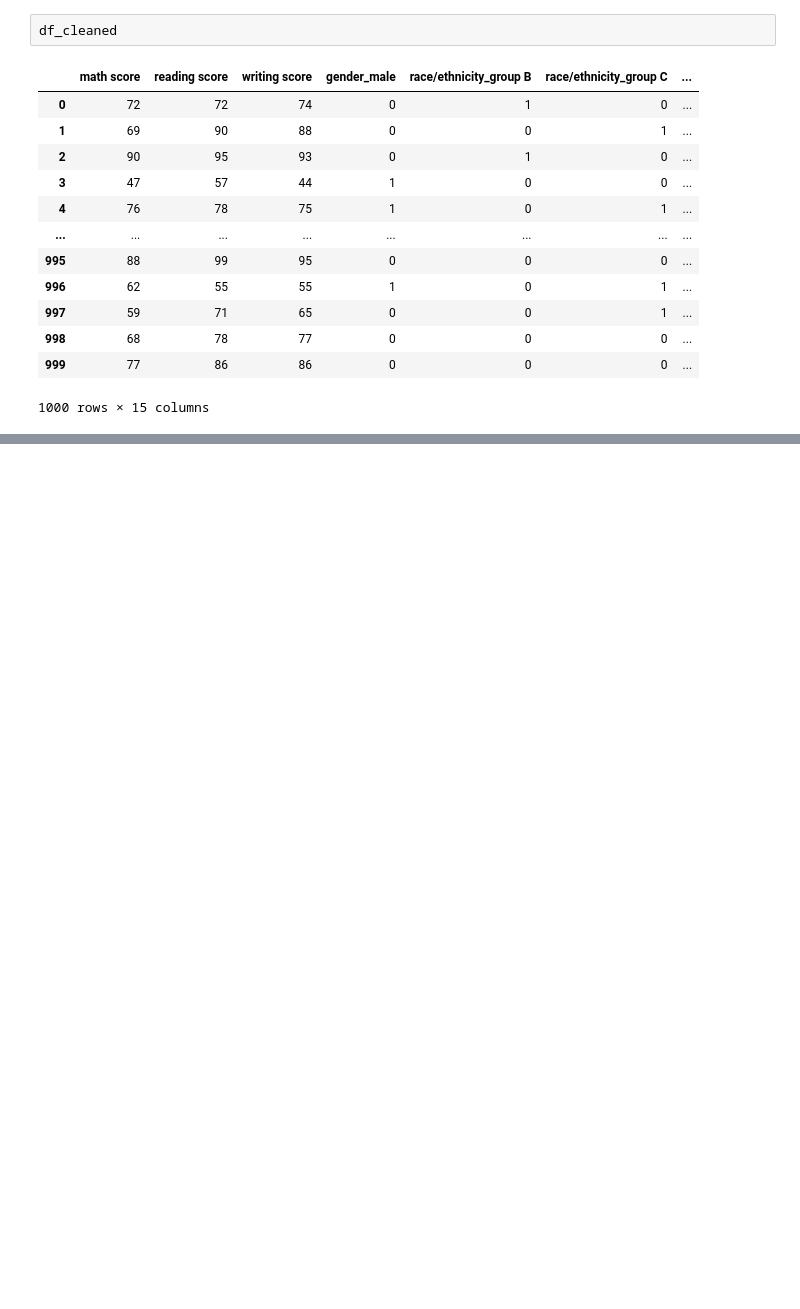
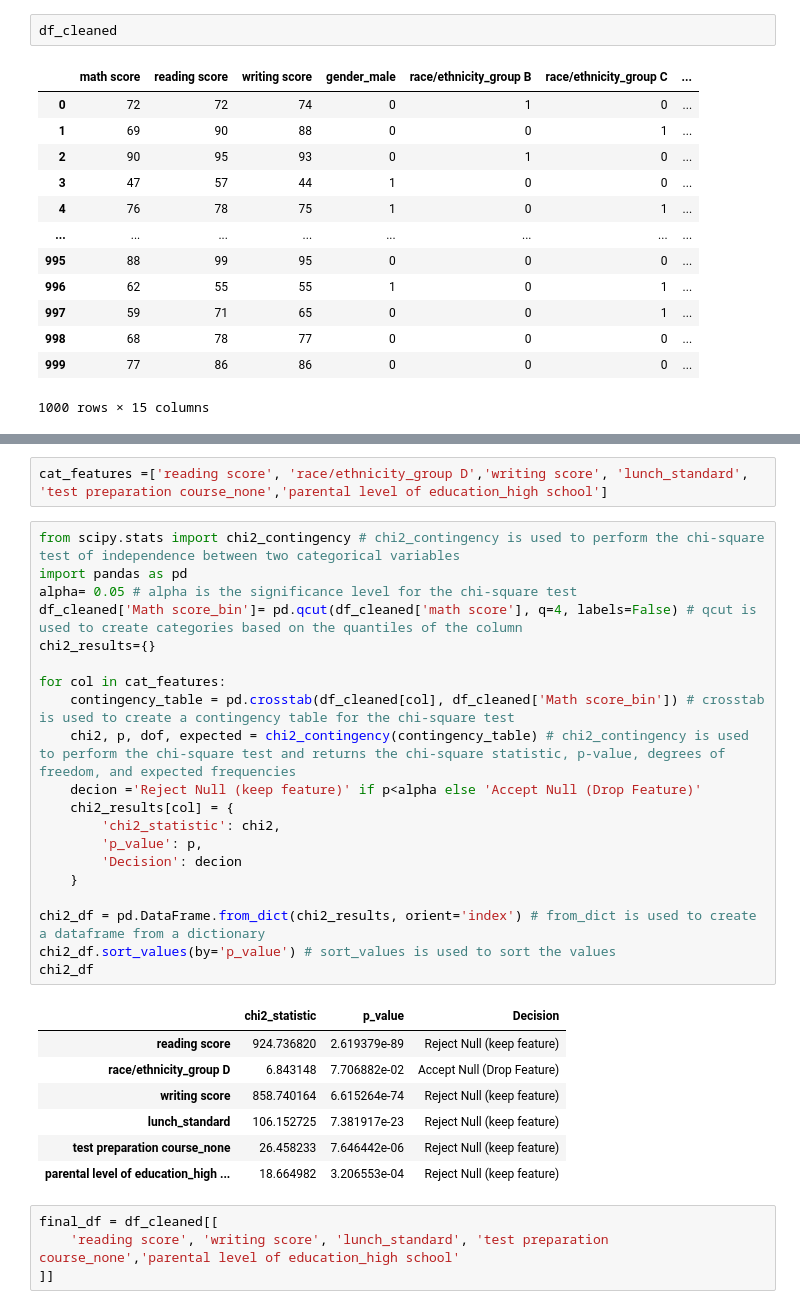
Before and after one commit to Nileshkrishesh/Something, a Jupyter notebook: practice.ipynb, the cells around one changed output, grey strips where cells are left out. Cells and saved outputs as stored; diff of their text form; blank space fills up the shorter version.

```diff
--- a/practice.ipynb
+++ b/practice.ipynb
@@ -212,0 +283,34 @@ df_cleaned
+# %%
+cat_features =['reading score', 'race/ethnicity_group D','writing score', 'lunch_standard', 'test preparation course_none','parental level of education_high school']
+# %%
+from scipy.stats import chi2_contingency # chi2_contingency is used to perform the chi-square test of independence between two categorical variables
+import pandas as pd
+alpha= 0.05 # alpha is the significance level for the chi-square test
+df_cleaned['Math score_bin']= pd.qcut(df_cleaned['math score'], q=4, labels=False) # qcut is used to create categories based on the quantiles of the column
+chi2_results={}
+
+for col in cat_features:
+    contingency_table = pd.crosstab(df_cleaned[col], df_cleaned['Math score_bin']) # crosstab is used to create a contingency table for the chi-square test
+    chi2, p, dof, expected = chi2_contingency(contingency_table) # chi2_contingency is used to perform the chi-square test and returns the chi-square statistic, p-value, degrees of freedom, and expected frequencies
+    decion ='Reject Null (keep feature)' if p<alpha else 'Accept Null (Drop Feature)'
+    chi2_results[col] = {
+        'chi2_statistic': chi2,
+        'p_value': p,
+        'Decision': decion
+    }
+
+chi2_df = pd.DataFrame.from_dict(chi2_results, orient='index') # from_dict is used to create a dataframe from a dictionary
+chi2_df.sort_values(by='p_value') # sort_values is used to sort the values
+chi2_df
+# %% [output]
+|  | chi2_statistic | p_value | Decision |
+| reading score | 924.736820 | 2.619379e-89 | Reject Null (keep feature) |
+| race/ethnicity_group D | 6.843148 | 7.706882e-02 | Accept Null (Drop Feature) |
+| writing score | 858.740164 | 6.615264e-74 | Reject Null (keep feature) |
+| lunch_standard | 106.152725 | 7.381917e-23 | Reject Null (keep feature) |
+| test preparation course_none | 26.458233 | 7.646442e-06 | Reject Null (keep feature) |
+| parental level of education_high ... | 18.664982 | 3.206553e-04 | Reject Null (keep feature) |
+# %%
+final_df = df_cleaned[[
+    'reading score', 'writing score', 'lunch_standard', 'test preparation course_none','parental level of education_high school'
+]]
```
Also changed, not shown: parts of 12 cells of this notebook.
